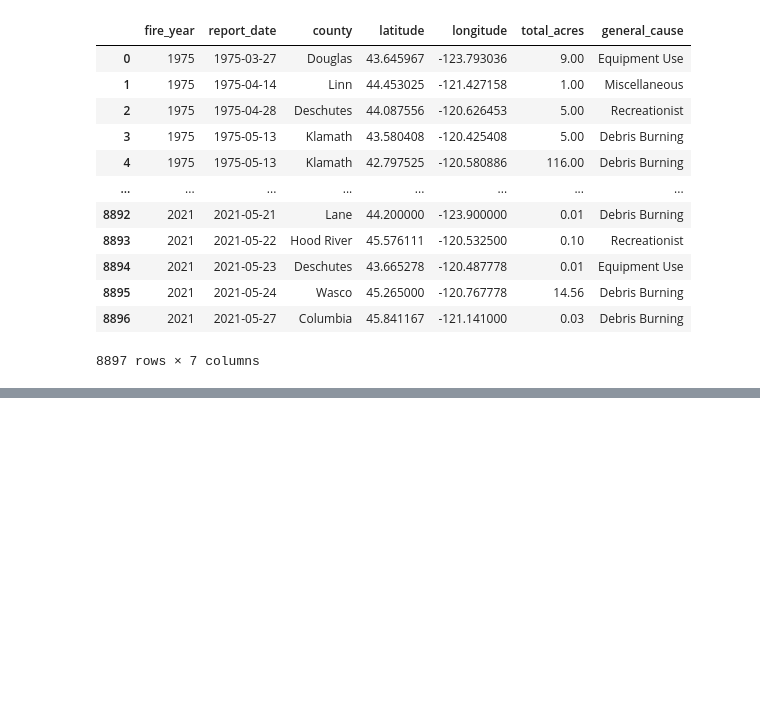
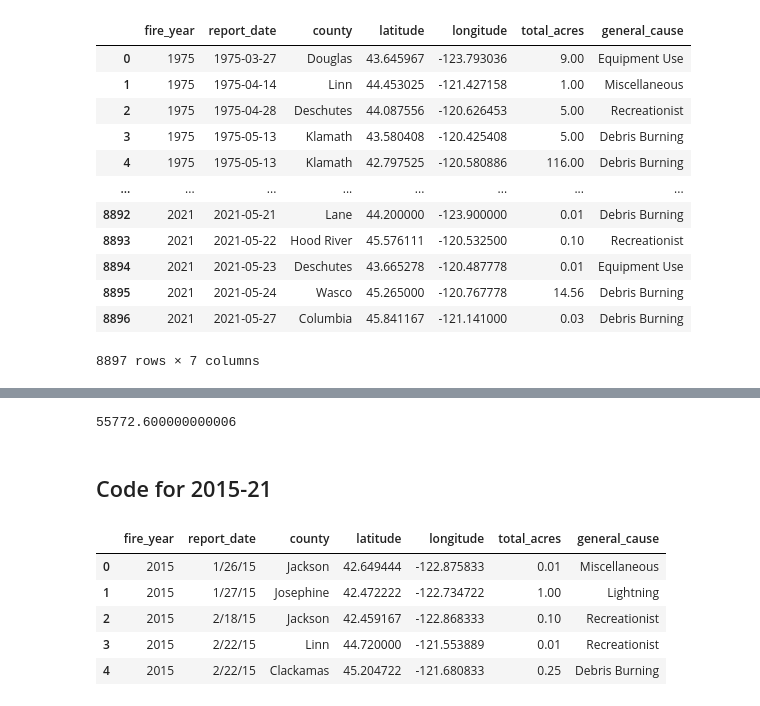
Before and after one commit to cjengleson/Project-2-Repo, a Jupyter notebook: or_historic_cleanup.ipynb, the cells around one changed output, grey strips where cells are left out. Drawn from its saved outputs; the diff is of its cells as text; code cells hidden in the pictures; blank space fills up the shorter version.

```diff
--- a/or_historic_cleanup.ipynb
+++ b/or_historic_cleanup.ipynb
@@ -116,0 +129,20 @@ Name: fire_year, dtype: int64
+# %%
+seventies_df['total_acres'].sum()
+# %% [output]
+55772.600000000006
+# %% [markdown]
+## Code for 2015-21
+# %%
+# The path to our CSV file
+file = "Resources/2015-21.csv"
+
+#Read data into csv
+current_df = pd.read_csv(file)
+current_df.head()
+# %% [output]
+|  | fire_year | report_date | county | latitude | longitude | total_acres | general_cause |
+| 0 | 2015 | 1/26/15 | Jackson | 42.649444 | -122.875833 | 0.01 | Miscellaneous |
+| 1 | 2015 | 1/27/15 | Josephine | 42.472222 | -122.734722 | 1.00 | Lightning |
+| 2 | 2015 | 2/18/15 | Jackson | 42.459167 | -122.868333 | 0.10 | Recreationist |
+| 3 | 2015 | 2/22/15 | Linn | 44.720000 | -121.553889 | 0.01 | Recreationist |
+| 4 | 2015 | 2/22/15 | Clackamas | 45.204722 | -121.680833 | 0.25 | Debris Burning |
```
Also changed, not shown: parts of 7 cells of this notebook, 2 other files.
